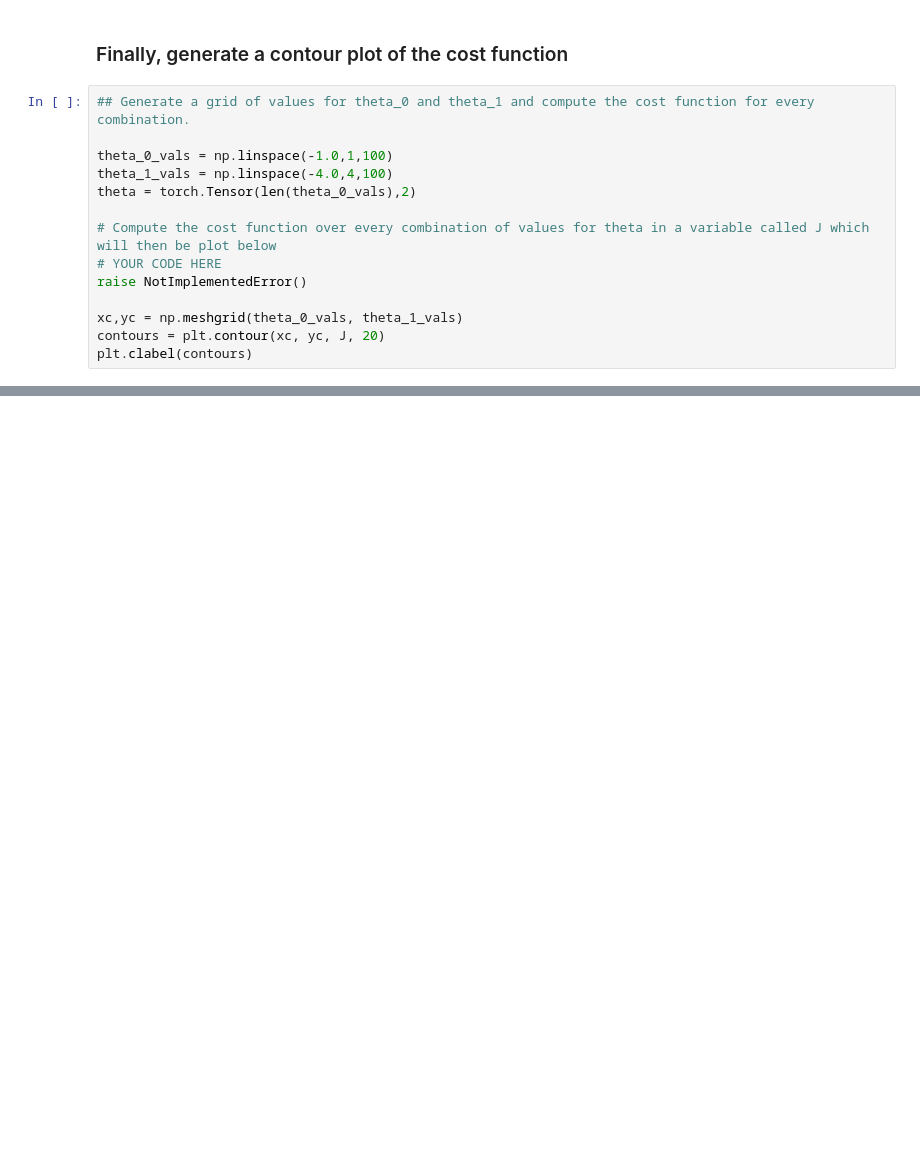
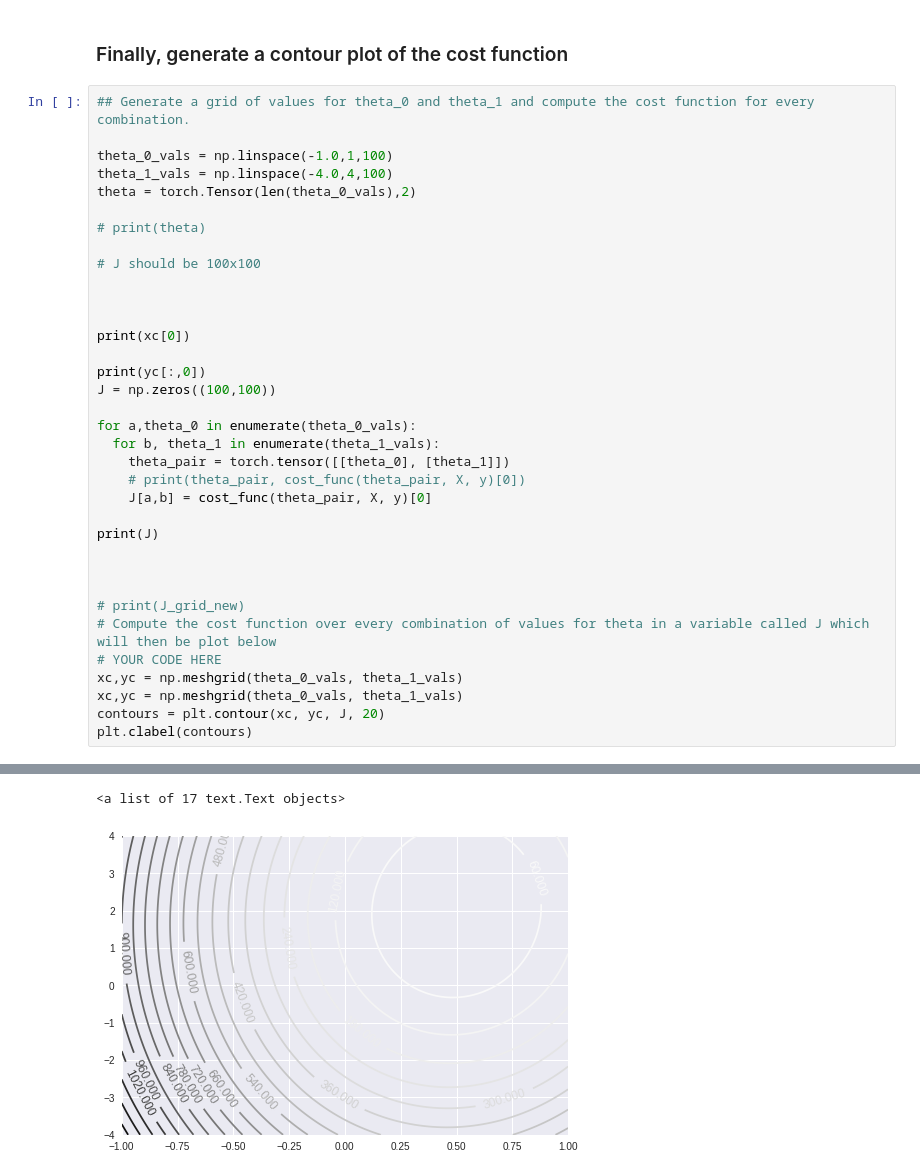
Before and after one commit to ShaunakSen/Deep-Learning, a Jupyter notebook: Copy_of_3_1_gradient_descent.ipynb, the cells around one changed output, grey strips where cells are left out. Drawn from its saved outputs; the diff is of its cells as text; blank space fills up the shorter version.

```diff
--- a/Copy_of_3_1_gradient_descent.ipynb
+++ b/Copy_of_3_1_gradient_descent.ipynb
@@ -228,10 +303,32 @@ theta_0_vals = np.linspace(-1.0,1,100)
 theta_1_vals = np.linspace(-4.0,4,100)
 theta = torch.Tensor(len(theta_0_vals),2)
 
+# print(theta)
+
+# J should be 100x100
+
+
+
+print(xc[0])
+
+print(yc[:,0])
+J = np.zeros((100,100))
+
+for a,theta_0 in enumerate(theta_0_vals):
+  for b, theta_1 in enumerate(theta_1_vals):
+    theta_pair = torch.tensor([[theta_0], [theta_1]])
+    # print(theta_pair, cost_func(theta_pair, X, y)[0])
+    J[a,b] = cost_func(theta_pair, X, y)[0]
+
+print(J)
+
+
+
+# print(J_grid_new)
 # Compute the cost function over every combination of values for theta in a variable called J which will then be plot below
 # YOUR CODE HERE
-raise NotImplementedError()
-
+xc,yc = np.meshgrid(theta_0_vals, theta_1_vals)
 xc,yc = np.meshgrid(theta_0_vals, theta_1_vals)
 contours = plt.contour(xc, yc, J, 20)
 plt.clabel(contours)
+# %% [output]
@@ -237,0 +352,2 @@ plt.clabel(contours)
+<a list of 17 text.Text objects>
+[figure, added]
```
Also changed, not shown: parts of 7 cells of this notebook.
